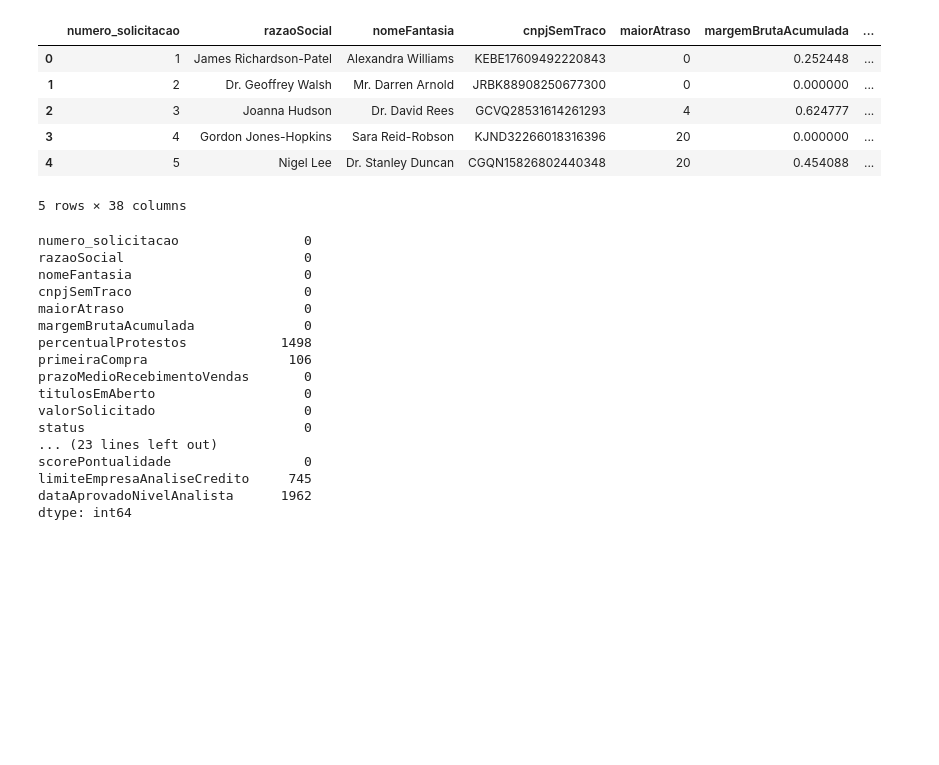
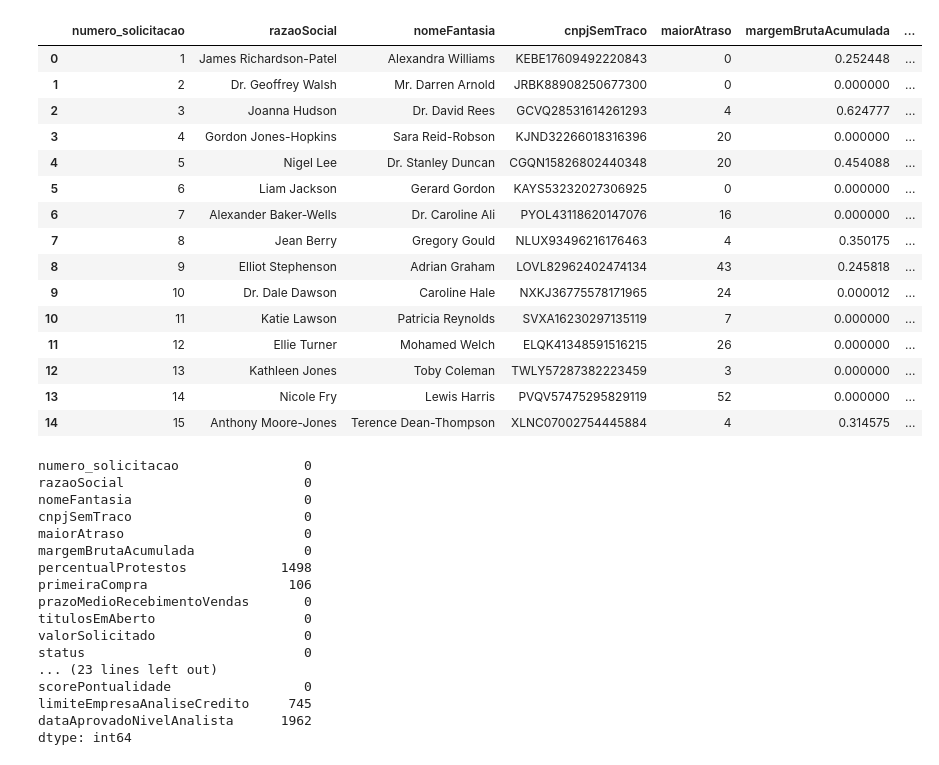
Before and after one commit to MBA-IA-GROUP-A/bootcamp, a Jupyter notebook: nootbooks/cluster.ipynb, the cells around one changed output. Drawn from its saved outputs; the diff is of its cells as text; code cells hidden in the pictures; blank space fills up the shorter version.

```diff
--- a/nootbooks/cluster.ipynb
+++ b/nootbooks/cluster.ipynb
@@ -19,13 +18,23 @@ data.describe()
-# %%
-data.head()
-# %% [output]
-|  | numero_solicitacao | razaoSocial | nomeFantasia | cnpjSemTraco | maiorAtraso | margemBrutaAcumulada | ... |
-| 0 | 1 | James Richardson-Patel | Alexandra Williams | KEBE17609492220843 | 0 | 0.252448 | ... |
-| 1 | 2 | Dr. Geoffrey Walsh | Mr. Darren Arnold | JRBK88908250677300 | 0 | 0.000000 | ... |
-| 2 | 3 | Joanna Hudson | Dr. David Rees | GCVQ28531614261293 | 4 | 0.624777 | ... |
-| 3 | 4 | Gordon Jones-Hopkins | Sara Reid-Robson | KJND32266018316396 | 20 | 0.000000 | ... |
-| 4 | 5 | Nigel Lee | Dr. Stanley Duncan | CGQN15826802440348 | 20 | 0.454088 | ... |
-5 rows × 38 columns
+# %%
+pd.set_option('display.max_columns', None)
+data.head(15)
+# %% [output]
+|  | numero_solicitacao | razaoSocial | nomeFantasia | cnpjSemTraco | maiorAtraso | margemBrutaAcumulada | ... |
+| 0 | 1 | James Richardson-Patel | Alexandra Williams | KEBE17609492220843 | 0 | 0.252448 | ... |
+| 1 | 2 | Dr. Geoffrey Walsh | Mr. Darren Arnold | JRBK88908250677300 | 0 | 0.000000 | ... |
+| 2 | 3 | Joanna Hudson | Dr. David Rees | GCVQ28531614261293 | 4 | 0.624777 | ... |
+| 3 | 4 | Gordon Jones-Hopkins | Sara Reid-Robson | KJND32266018316396 | 20 | 0.000000 | ... |
+| 4 | 5 | Nigel Lee | Dr. Stanley Duncan | CGQN15826802440348 | 20 | 0.454088 | ... |
+| 5 | 6 | Liam Jackson | Gerard Gordon | KAYS53232027306925 | 0 | 0.000000 | ... |
+| 6 | 7 | Alexander Baker-Wells | Dr. Caroline Ali | PYOL43118620147076 | 16 | 0.000000 | ... |
+| 7 | 8 | Jean Berry | Gregory Gould | NLUX93496216176463 | 4 | 0.350175 | ... |
+| 8 | 9 | Elliot Stephenson | Adrian Graham | LOVL82962402474134 | 43 | 0.245818 | ... |
+| 9 | 10 | Dr. Dale Dawson | Caroline Hale | NXKJ36775578171965 | 24 | 0.000012 | ... |
+| 10 | 11 | Katie Lawson | Patricia Reynolds | SVXA16230297135119 | 7 | 0.000000 | ... |
+| 11 | 12 | Ellie Turner | Mohamed Welch | ELQK41348591516215 | 26 | 0.000000 | ... |
+| 12 | 13 | Kathleen Jones | Toby Coleman | TWLY57287382223459 | 3 | 0.000000 | ... |
+| 13 | 14 | Nicole Fry | Lewis Harris | PVQV57475295829119 | 52 | 0.000000 | ... |
+| 14 | 15 | Anthony Moore-Jones | Terence Dean-Thompson | XLNC07002754445884 | 4 | 0.314575 | ... |
 # %%
 data.isnull().sum()
 # %% [output]
```
Also changed, not shown: parts of 17 cells of this notebook.
